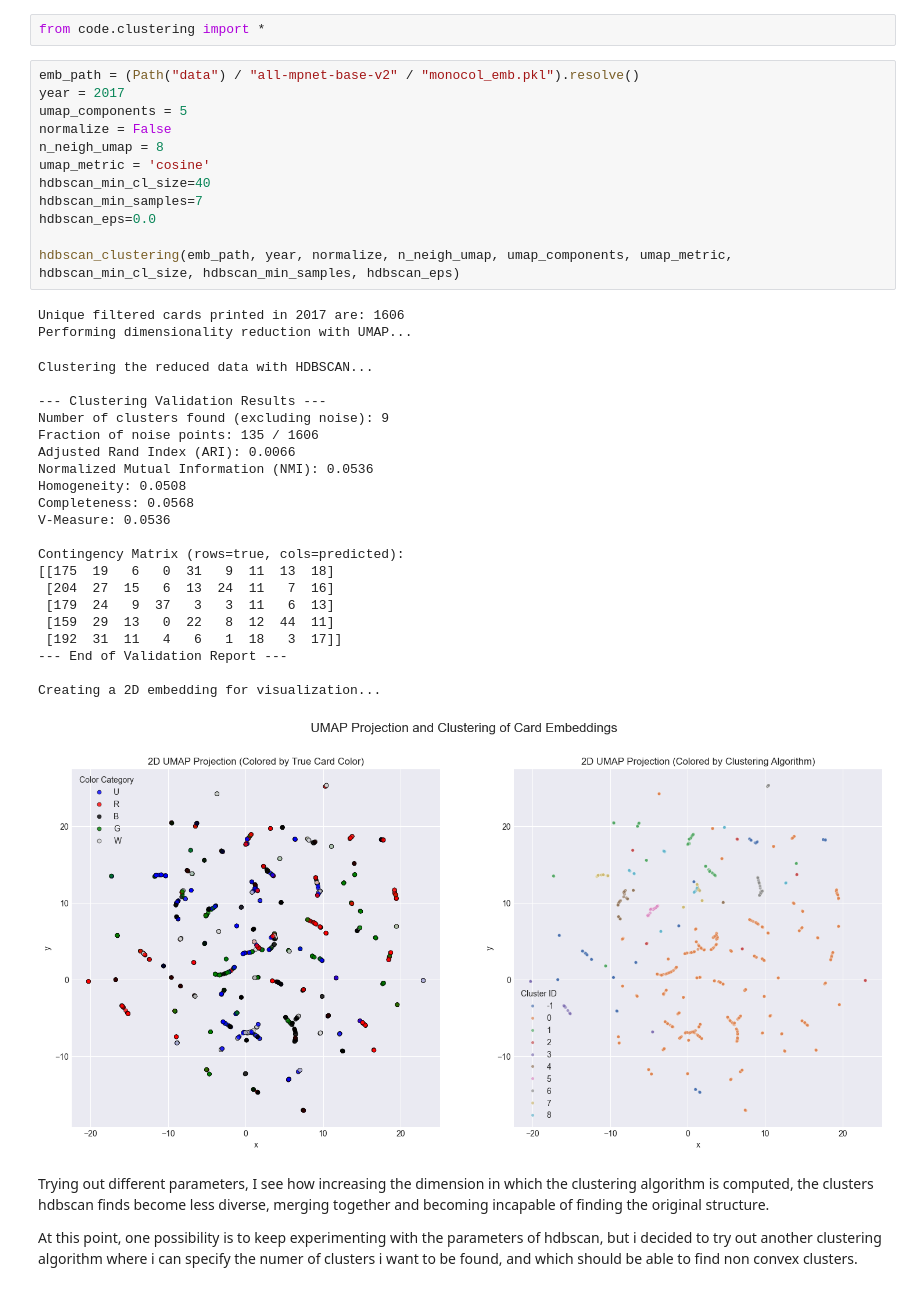
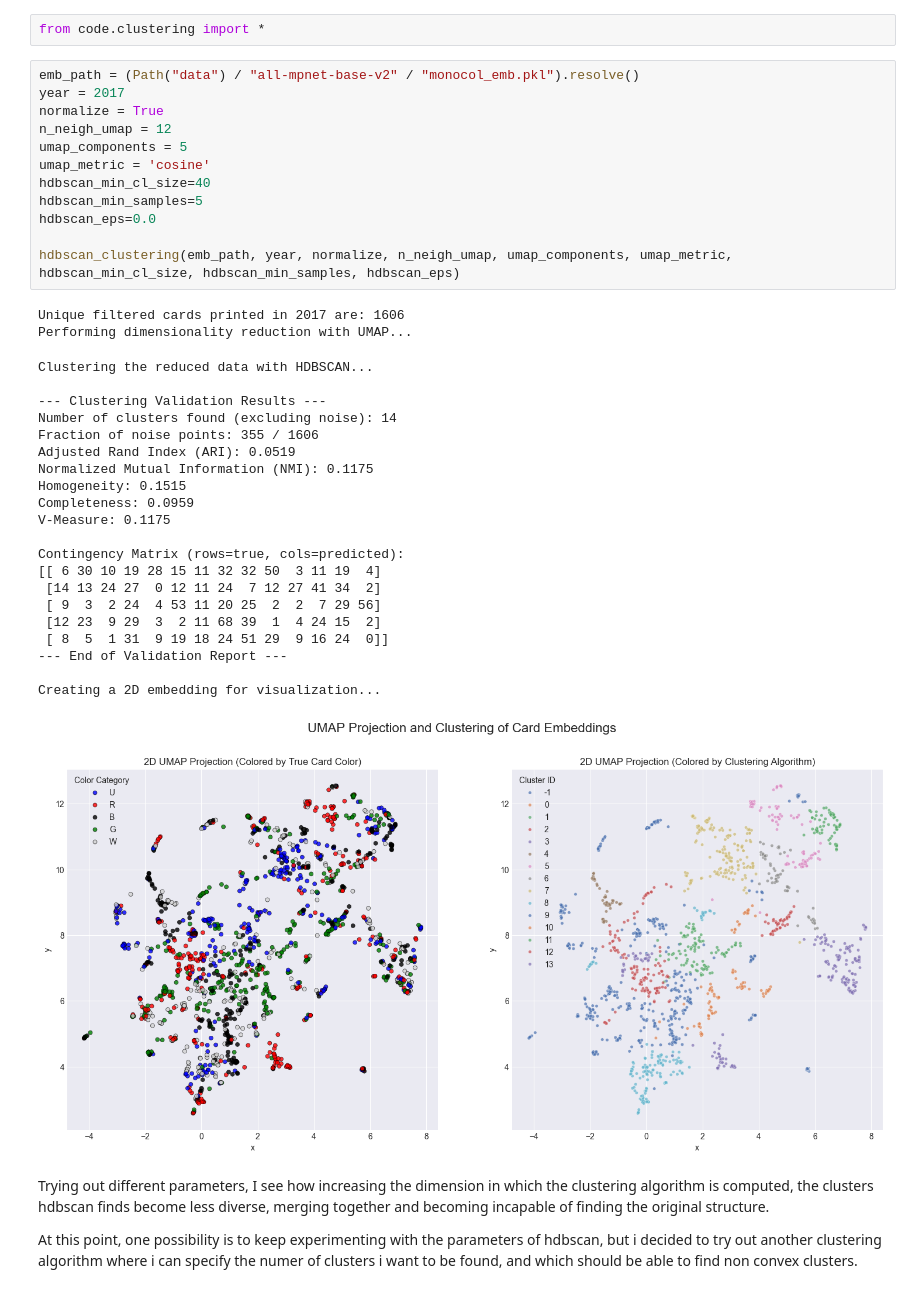
Before and after one commit to lollobrollo/MTG_color_pie_clustering, a Jupyter notebook: project.ipynb, the cells around one changed output. Saved outputs shown, nothing was run; the diff lists cells and outputs as text.

```diff
--- a/project.ipynb
+++ b/project.ipynb
@@ -130,39 +136,39 @@ from code.clustering import *
 # %%
 emb_path = (Path("data") / "all-mpnet-base-v2" / "monocol_emb.pkl").resolve()
 year = 2017
+normalize = True
+n_neigh_umap = 12
 umap_components = 5
-normalize = False
-n_neigh_umap = 8
 umap_metric = 'cosine'
 hdbscan_min_cl_size=40
-hdbscan_min_samples=7
+hdbscan_min_samples=5
 hdbscan_eps=0.0
 
 hdbscan_clustering(emb_path, year, normalize, n_neigh_umap, umap_components, umap_metric, hdbscan_min_cl_size, hdbscan_min_samples, hdbscan_eps)
 # %% [output]
 Unique filtered cards printed in 2017 are: 1606
 Performing dimensionality reduction with UMAP...
 Clustering the reduced data with HDBSCAN...
 
 --- Clustering Validation Results ---
-Number of clusters found (excluding noise): 9
-Fraction of noise points: 135 / 1606
-Adjusted Rand Index (ARI): 0.0066
-Normalized Mutual Information (NMI): 0.0536
-Homogeneity: 0.0508
-Completeness: 0.0568
-V-Measure: 0.0536
+Number of clusters found (excluding noise): 14
+Fraction of noise points: 355 / 1606
+Adjusted Rand Index (ARI): 0.0519
+Normalized Mutual Information (NMI): 0.1175
+Homogeneity: 0.1515
+Completeness: 0.0959
+V-Measure: 0.1175
 
 Contingency Matrix (rows=true, cols=predicted):
-[[175  19   6   0  31   9  11  13  18]
- [204  27  15   6  13  24  11   7  16]
- [179  24   9  37   3   3  11   6  13]
- [159  29  13   0  22   8  12  44  11]
- [192  31  11   4   6   1  18   3  17]]
+[[ 6 30 10 19 28 15 11 32 32 50  3 11 19  4]
+ [14 13 24 27  0 12 11 24  7 12 27 41 34  2]
+ [ 9  3  2 24  4 53 11 20 25  2  2  7 29 56]
+ [12 23  9 29  3  2 11 68 39  1  4 24 15  2]
+ [ 8  5  1 31  9 19 18 24 51 29  9 16 24  0]]
 --- End of Validation Report ---
 
 Creating a 2D embedding for visualization...
-[figure, old version]
+[figure, new version]
 # %% [markdown]
 Trying out different parameters, I see how increasing the dimension in which the clustering algorithm is computed, the clusters hdbscan finds become less diverse, merging together and becoming incapable of finding the original structure.
 
```
Also changed, not shown: parts of 5 cells of this notebook, 1 other file.
